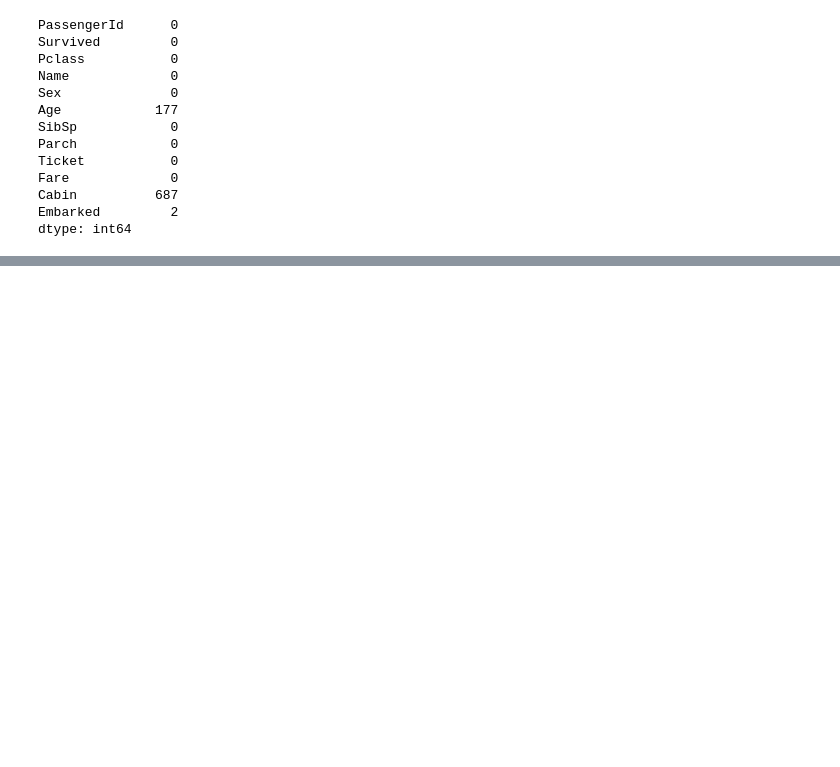
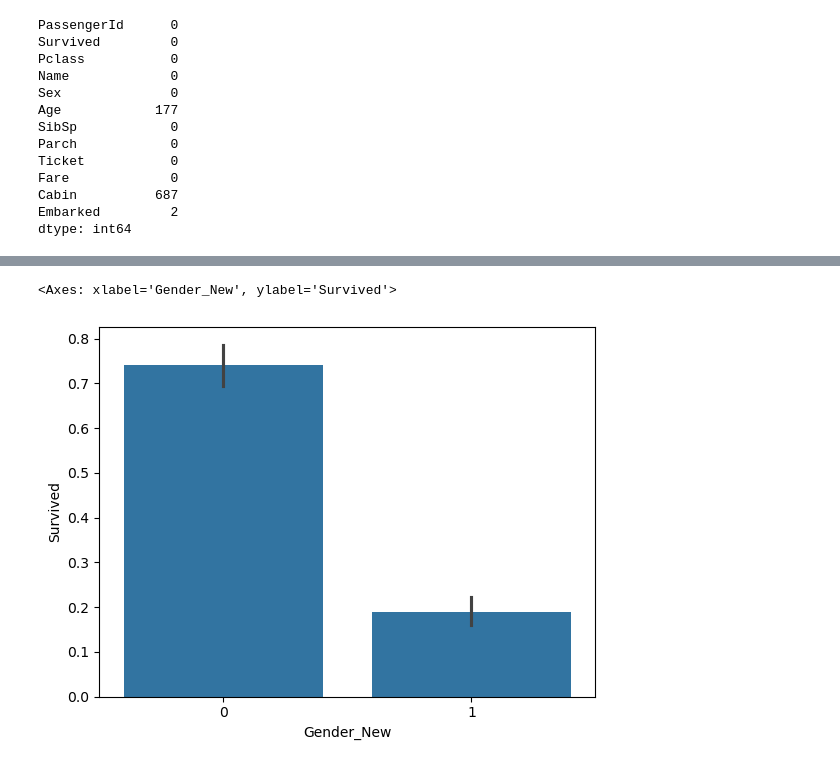
Before and after one commit to ronit2802/Pandas, a Jupyter notebook: Pandas_Projects/04_Titanic.ipynb, the cells around one changed output, grey strips where cells are left out. Cells and saved outputs as stored; diff of their text form; code cells hidden in the pictures; blank space fills up the shorter version.

```diff
--- a/Pandas_Projects/04_Titanic.ipynb
+++ b/Pandas_Projects/04_Titanic.ipynb
@@ -93,0 +290,9 @@ missing_percentage =
+# %%
+#12. Bivariate Analysis
+
+#Who Has Better Chance of Survival Male or Female?
+
+sns.barplot(x='Gender_New',y='Survived',data=df)
+# %% [output]
+<Axes: xlabel='Gender_New', ylabel='Survived'>
+[figure, added]
```
Also changed, not shown: parts of 28 cells of this notebook.
